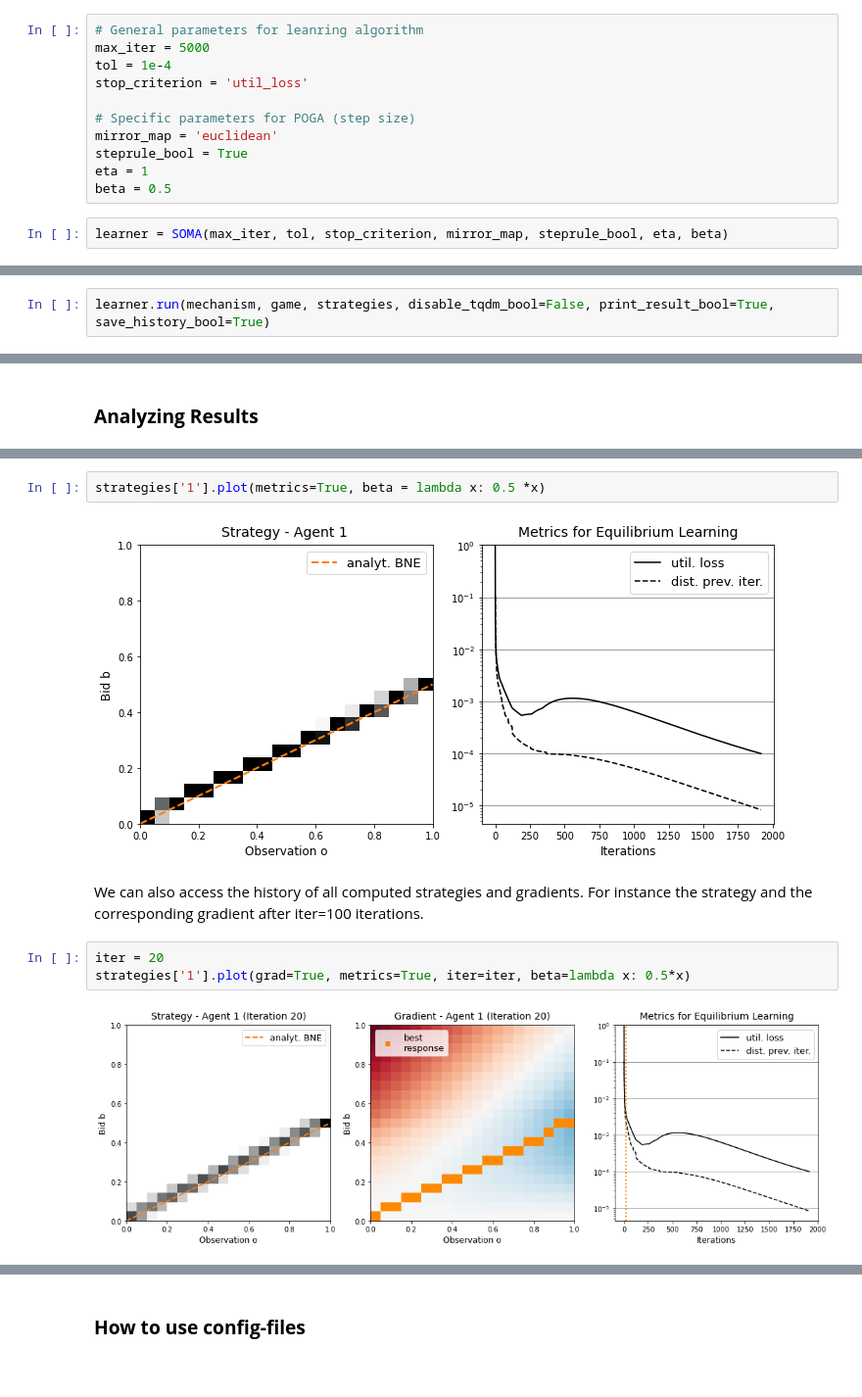
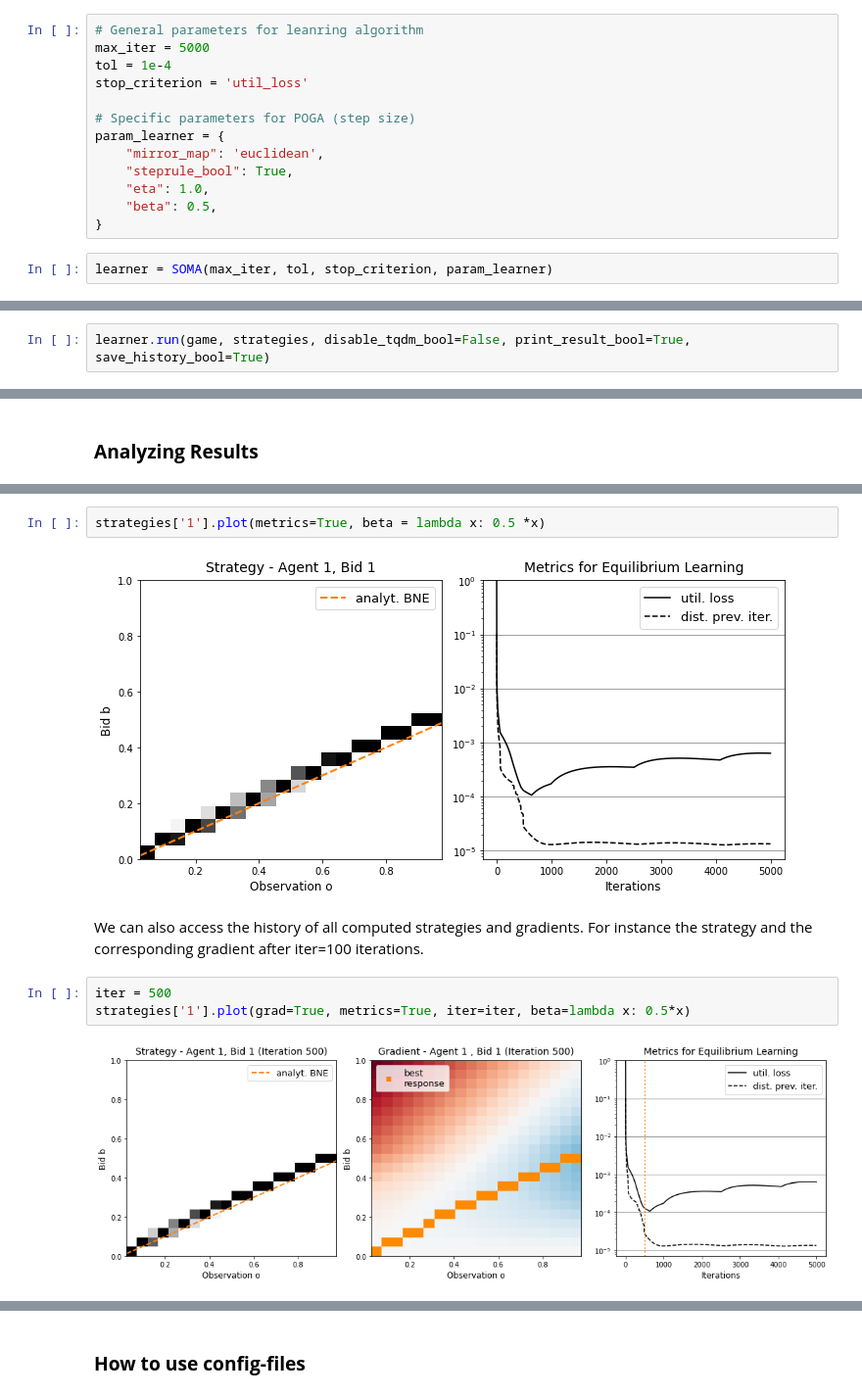
Before and after one commit to MOberlechner/soda, a Jupyter notebook: notebooks/intro.ipynb, the cells around one changed output, grey strips where cells are left out. Shown: that part at 98% size. Cells and saved outputs as stored; diff of their text form; blank space fills up the shorter version.

```diff
--- a/notebooks/intro.ipynb
+++ b/notebooks/intro.ipynb
@@ -133,14 +127,16 @@ tol = 1e-4
 stop_criterion = 'util_loss'
 
 # Specific parameters for POGA (step size)
-mirror_map = 'euclidean'
-steprule_bool = True
-eta = 1
-beta = 0.5
+param_learner = {
+    "mirror_map": 'euclidean',
+    "steprule_bool": True,
+    "eta": 1.0,
+    "beta": 0.5,
+}
 # %%
-learner = SOMA(max_iter, tol, stop_criterion, mirror_map, steprule_bool, eta, beta)
+learner = SOMA(max_iter, tol, stop_criterion, param_learner)
 # %% [markdown]
 To apply the learning algorithm to our strategies, we simply call:
 # %%
-learner.run(mechanism, game, strategies, disable_tqdm_bool=False, print_result_bool=True, save_history_bool=True)
+learner.run(game, strategies, disable_tqdm_bool=False, print_result_bool=True, save_history_bool=True)
 # %% [output]
@@ -159,14 +156,14 @@ We can look at some metrics (more=True) and compare it with the analytical BNE b
 # %%
 strategies['1'].plot(metrics=True, beta = lambda x: 0.5 *x)
 # %% [output]
-[figure, old version]
+[figure, new version]
 # %% [markdown]
 We can also access the history of all computed strategies and gradients. For instance the strategy and the corresponding gradient after iter=100 iterations.
 # %%
-iter = 20
+iter = 500
 strategies['1'].plot(grad=True, metrics=True, iter=iter, beta=lambda x: 0.5*x)
 # %% [output]
-[figure, old version]
+[figure, new version]
 # %%
 print(f'Utility after {iter} iterations:'.ljust(50), round(strategies['1'].utility[iter],5))
 print(f'Relative utility loss after {iter} iteraitons:'.ljust(50), round(strategies['1'].utility_loss[iter],5))
```
Also changed, not shown: parts of 17 cells of this notebook.
